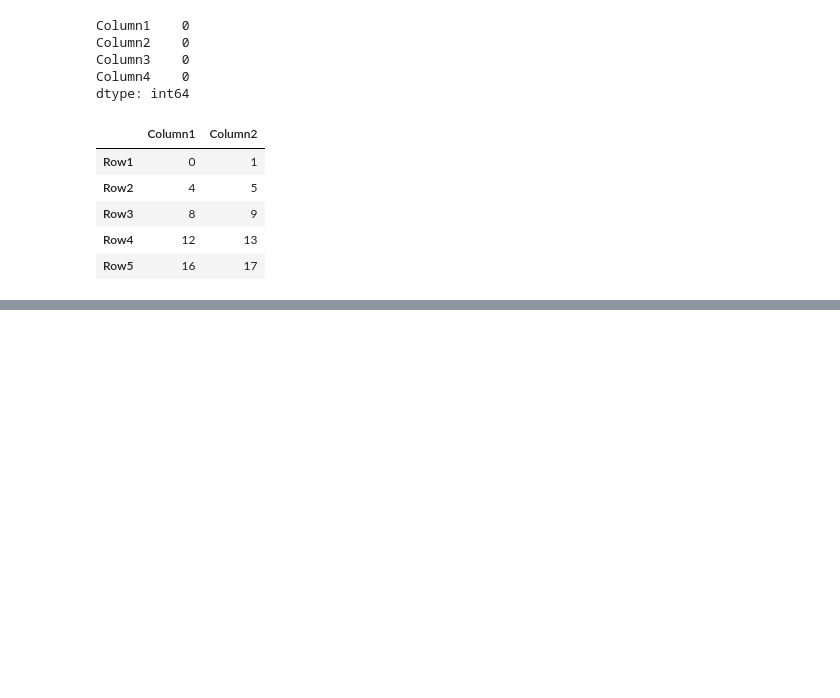
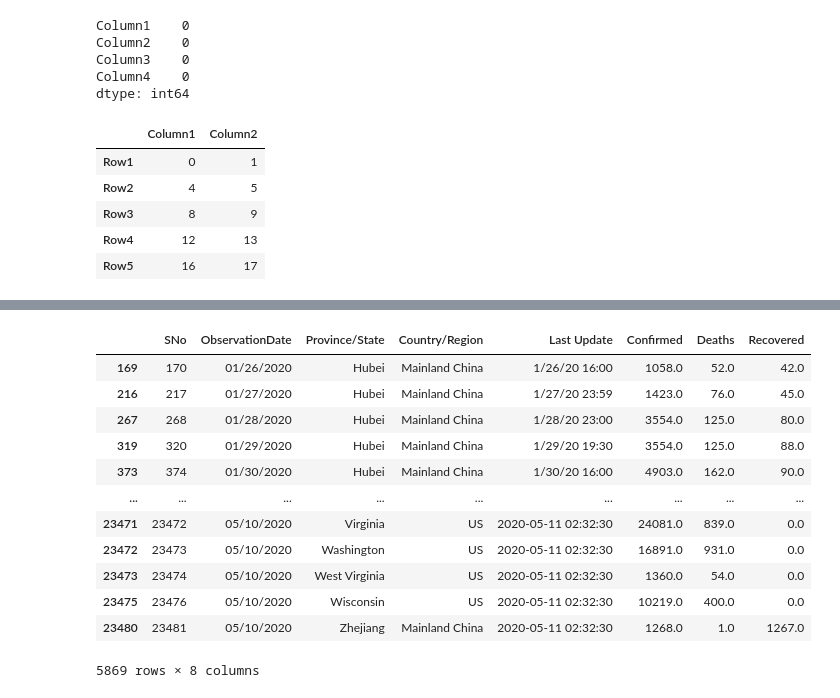
Before and after one commit to Pricillawilson/100DaysOfDS, a Jupyter notebook: Python-BrushUp.ipynb, the cells around one changed output, grey strips where cells are left out. Cells and saved outputs as stored; diff of their text form; code cells hidden in the pictures; blank space fills up the shorter version.

```diff
--- a/Python-BrushUp.ipynb
+++ b/Python-BrushUp.ipynb
@@ -379,3 +379,6 @@ df[['Column1','Column2']]
 | Row3 | 8 | 9 |
 | Row4 | 12 | 13 |
 | Row5 | 16 | 17 |
+# %%
+df=pd.read_csv('covid_19_data.csv')
+df.head()
@@ -381,0 +422,19 @@ df[['Column1','Column2']]
+# %%
+#get the unique categry counts
+# df['XD'].value_counts()
+
+df[df['Confirmed']>1022]
+# %% [output]
+|  | SNo | ObservationDate | Province/State | Country/Region | Last Update | Confirmed | Deaths | Recovered |
+| 169 | 170 | 01/26/2020 | Hubei | Mainland China | 1/26/20 16:00 | 1058.0 | 52.0 | 42.0 |
+| 216 | 217 | 01/27/2020 | Hubei | Mainland China | 1/27/20 23:59 | 1423.0 | 76.0 | 45.0 |
+| 267 | 268 | 01/28/2020 | Hubei | Mainland China | 1/28/20 23:00 | 3554.0 | 125.0 | 80.0 |
+| 319 | 320 | 01/29/2020 | Hubei | Mainland China | 1/29/20 19:30 | 3554.0 | 125.0 | 88.0 |
+| 373 | 374 | 01/30/2020 | Hubei | Mainland China | 1/30/20 16:00 | 4903.0 | 162.0 | 90.0 |
+| ... | ... | ... | ... | ... | ... | ... | ... | ... |
+| 23471 | 23472 | 05/10/2020 | Virginia | US | 2020-05-11 02:32:30 | 24081.0 | 839.0 | 0.0 |
+| 23472 | 23473 | 05/10/2020 | Washington | US | 2020-05-11 02:32:30 | 16891.0 | 931.0 | 0.0 |
+| 23473 | 23474 | 05/10/2020 | West Virginia | US | 2020-05-11 02:32:30 | 1360.0 | 54.0 | 0.0 |
+| 23475 | 23476 | 05/10/2020 | Wisconsin | US | 2020-05-11 02:32:30 | 10219.0 | 400.0 | 0.0 |
+| 23480 | 23481 | 05/10/2020 | Zhejiang | Mainland China | 2020-05-11 02:32:30 | 1268.0 | 1.0 | 1267.0 |
+5869 rows × 8 columns
```
Also changed, not shown: parts of 3 cells of this notebook, 1 other file.
